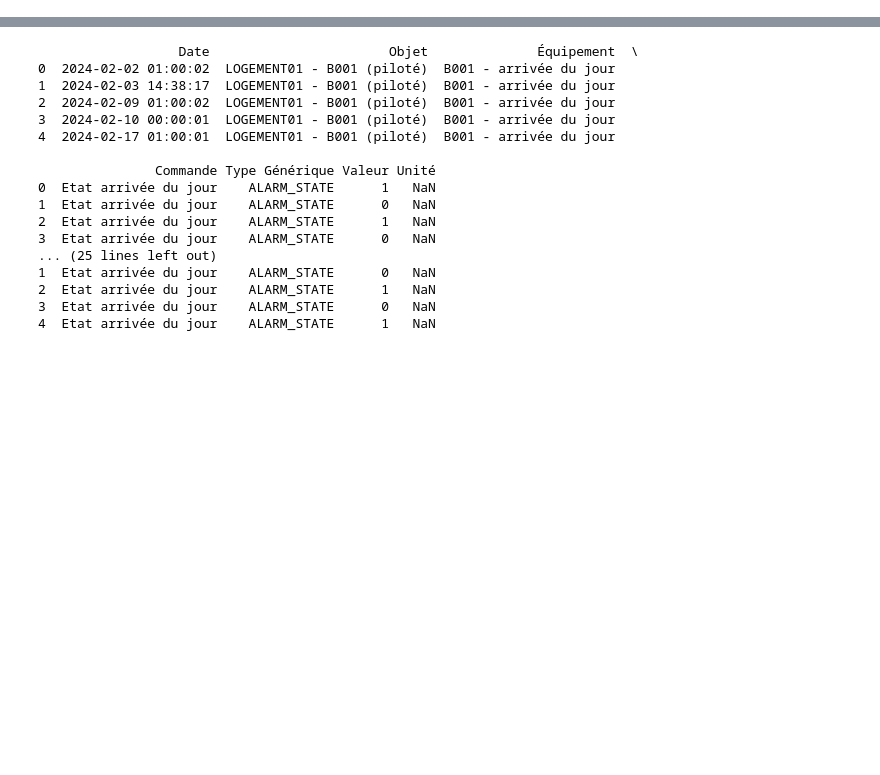
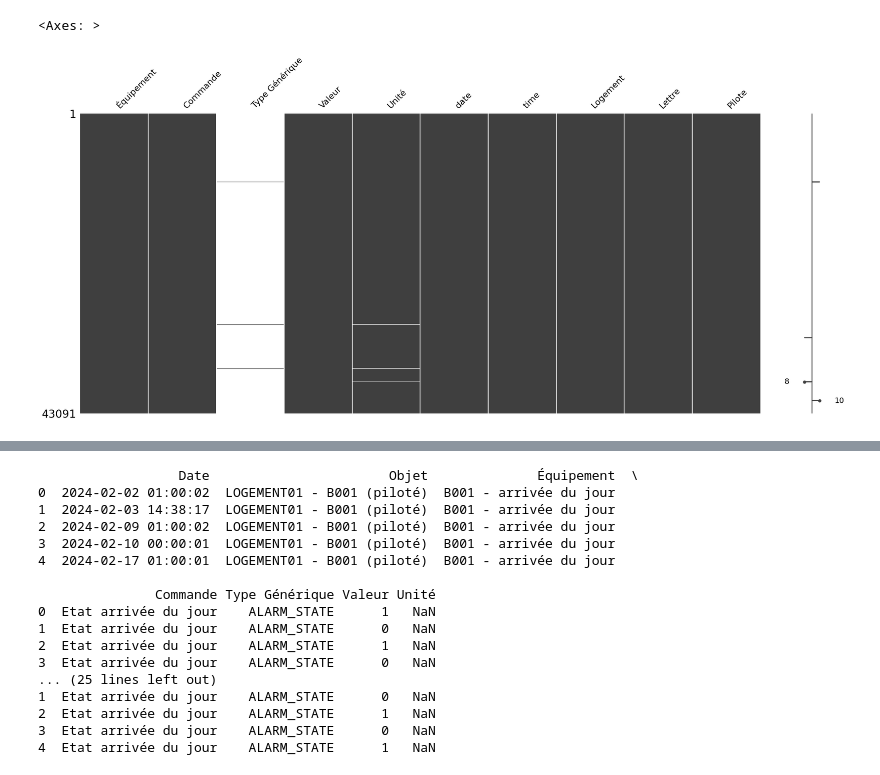
Before and after one commit to OpenClassrooms-Student-Center/7688581-Expert-Git-GitHub, a Jupyter notebook: Home.ipynb, the cells around one changed output, grey strips where cells are left out. Saved outputs shown, nothing was run; the diff lists cells and outputs as text; code cells hidden in the pictures; blank space fills up the shorter version.

Commit message:
Nettoyage des colonnes

```diff
--- a/Home.ipynb
+++ b/Home.ipynb
@@ -33,0 +74,23 @@ print(val_roland.head())
+# %%
+# Fonction de nettoyage
+def nettoyer_equipement(data):
+    data = data.strip()  # Supprime les espaces au début et à la fin
+    if data.startswith('WIFITIC'):  # Vérifie si le texte commence par "WIFITIC"
+        return 'Conso_Total_index'
+    if data.startswith('Thermostat'):
+        return 'Thermostat'
+    if data.startswith('TEMP'): # Changement de nom et clarifie
+        return 'Thermostat'
+    elif data == 'Conso ':  # Nettoie "Conso " avec un espace
+        return 'Conso'
+    elif data == 'Conso': # Changement de nom
+        return 'Conso_horaire'
+    elif data == 'occupation':  # Clarifie
+        return 'Occupation_Aujourdhui'
+    elif data == 'arrivée du jour':  # Clarifie
+        return 'Occupation_Hier'
+    else:
+        return data  # Conserve les autres modalités intactes
+
+# Appliquer la fonction de nettoyage à la colonne Equipement
+val_roland['Équipement'] = val_roland['Équipement'].apply(nettoyer_equipement)
@@ -33,0 +169,3 @@ print(val_roland.head())
+# %%
+# Mettre "index" dans la colonne 'Unité' si "index" est dans la colonne 'Commande', sinon garder la valeur existante
+val_roland['Unité'] = val_roland.apply(lambda row: 'Oui-Non' if 'Presence_absence' in row['Commande'] and pd.isna(row['Unité']) else row['Unité'], axis=1)
@@ -33,0 +174,8 @@ print(val_roland.head())
+# %%
+# Mettre "On-Off" dans la colonne 'Unité' si " ... " est dans la colonne 'Commande', sinon garder la valeur existante
+val_roland['Unité'] = val_roland.apply(lambda row: 'On-Off' if 'Chauffage_OnOff' in row['Commande'] and pd.isna(row['Unité']) else row['Unité'], axis=1)
+val_roland['Unité'] = val_roland.apply(lambda row: 'On-Off' if 'Ballon_OnOff' in row['Commande'] and pd.isna(row['Unité']) else row['Unité'], axis=1)
+val_roland['Unité'] = val_roland.apply(lambda row: 'On-Off' if 'TV-Frigo_OnOff' in row['Commande'] and pd.isna(row['Unité']) else row['Unité'], axis=1)
+# %%
+# Mettre "Oui-Non" dans la colonne 'Unité' si "Presence humaine" est dans la colonne 'Commande', sinon garder la valeur existante
+val_roland['Unité'] = val_roland.apply(lambda row: 'On-Off' if 'Chauffage_OnOff' in row['Commande'] and pd.isna(row['Unité']) else row['Unité'], axis=1)
@@ -33,0 +198,5 @@ print(val_roland.head())
+# %%
+msno.matrix(val_roland)
+# %% [output]
+<Axes: >
+[figure, added]
```
Also changed, not shown: parts of 32 cells of this notebook.
